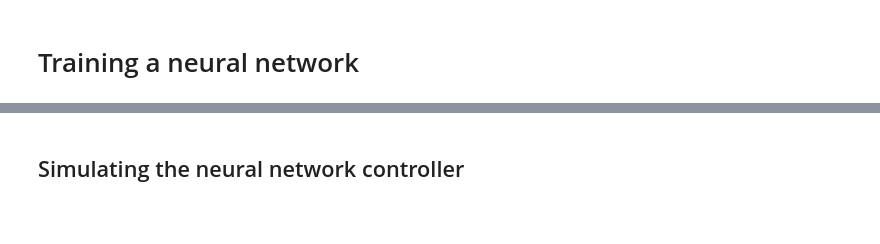
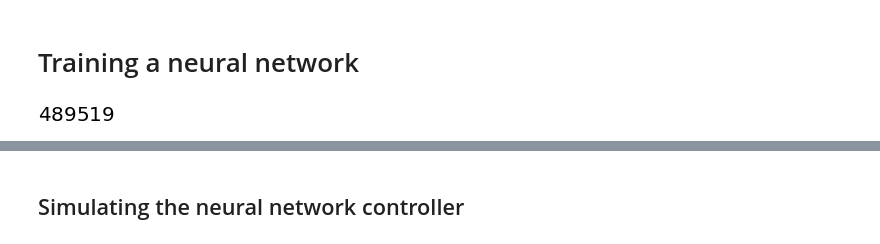
Before and after one commit to cisprague/iros2019, a Jupyter notebook: notebooks/pendulum.ipynb, the cells around one changed output, grey strips where cells are left out. Cells and saved outputs as stored; diff of their text form; code cells hidden in the pictures; blank space fills up the shorter version.

```diff
--- a/notebooks/pendulum.ipynb
+++ b/notebooks/pendulum.ipynb
@@ -306,8 +301,12 @@ plt.show()
 from ann import *
 # %%
 # generate the databases
-data = seg.gen_db(res, cat=True)
-#data = np.load('pqhanndb.npy')
+#data = seg.gen_db(res, cat=True)
+data = np.load('pqhanndb.npy')
+# %%
+len(data)
+# %% [output]
+[figure, added]
 # %%
 # save the database
 #np.save('pqhanndb.npy', data)
```
Also changed, not shown: parts of 21 cells of this notebook, 5 other files.
